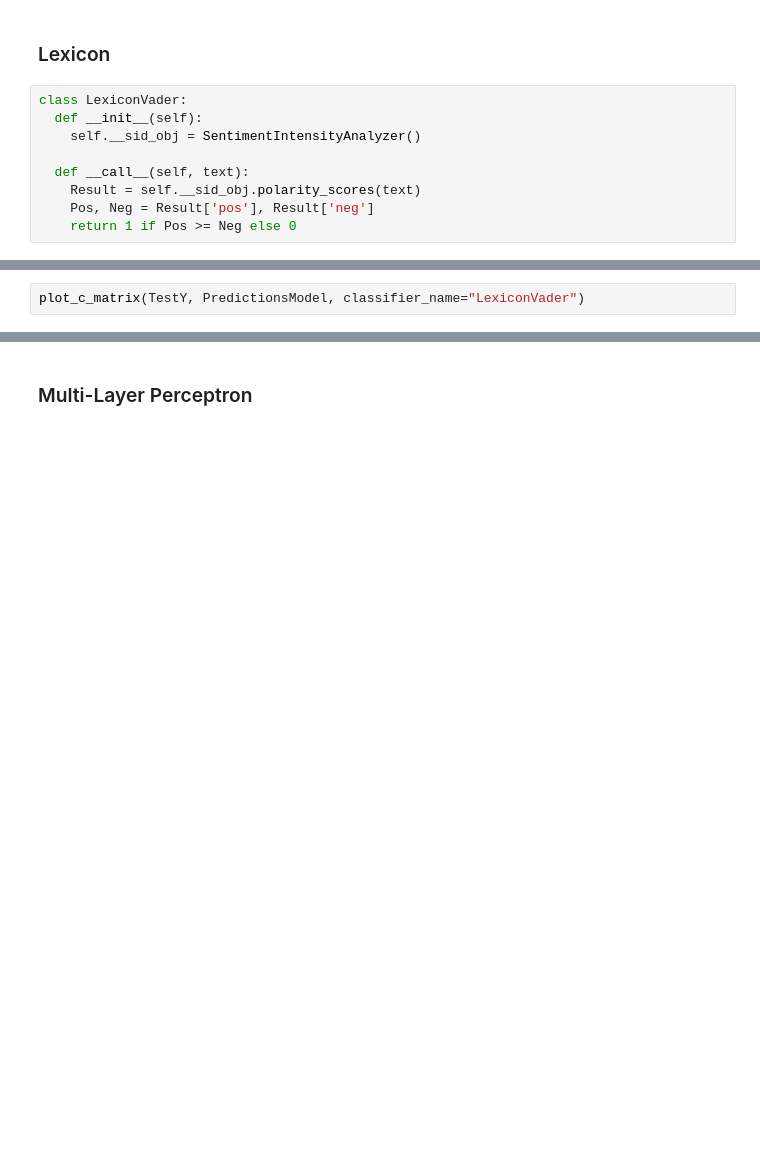
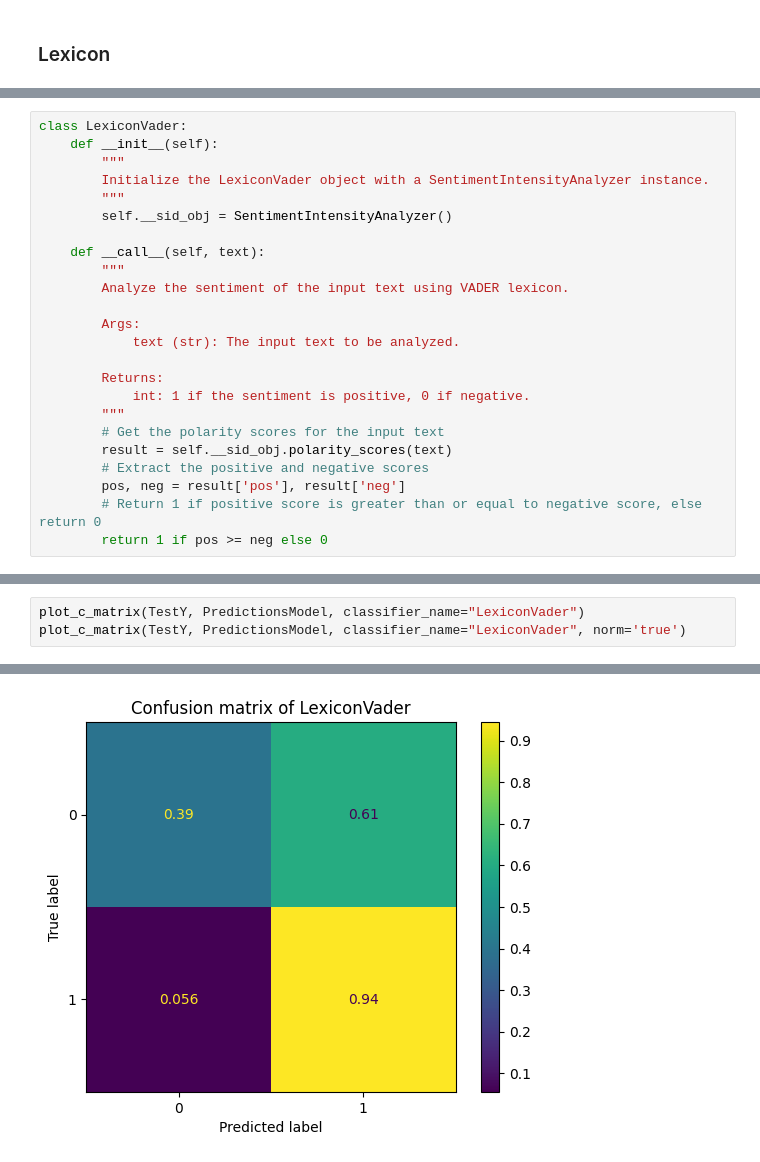
Before and after one commit to Angelido/HLT---Sentiment-Analysis, a Jupyter notebook: Code/Simple_Models_Classification.ipynb, the cells around one changed output, grey strips where cells are left out. Drawn from its saved outputs; the diff is of its cells as text; blank space fills up the shorter version.

```diff
--- a/Code/Simple_Models_Classification.ipynb
+++ b/Code/Simple_Models_Classification.ipynb
@@ -79,11 +129,2 @@ plot_c_matrix(TestY, PredictionsModel, "Naive Bayes")
 # %% [markdown]
 ### Lexicon
-# %%
-class LexiconVader:
-  def __init__(self):
-    self.__sid_obj = SentimentIntensityAnalyzer()
-
-  def __call__(self, text):
-    Result = self.__sid_obj.polarity_scores(text)
-    Pos, Neg = Result['pos'], Result['neg']
-    return 1 if Pos >= Neg else 0
@@ -93,0 +133,24 @@ PredictionsModel = Model(np.array(TestTitleX))
+# %%
+class LexiconVader:
+    def __init__(self):
+        """
+        Initialize the LexiconVader object with a SentimentIntensityAnalyzer instance.
+        """
+        self.__sid_obj = SentimentIntensityAnalyzer()
+
+    def __call__(self, text):
+        """
+        Analyze the sentiment of the input text using VADER lexicon.
+
+        Args:
+            text (str): The input text to be analyzed.
+
+        Returns:
+            int: 1 if the sentiment is positive, 0 if negative.
+        """
+        # Get the polarity scores for the input text
+        result = self.__sid_obj.polarity_scores(text)
+        # Extract the positive and negative scores
+        pos, neg = result['pos'], result['neg']
+        # Return 1 if positive score is greater than or equal to negative score, else return 0
+        return 1 if pos >= neg else 0
@@ -105,6 +178,6 @@ weighted avg       0.74      0.67      0.64     39998
 # %%
 plot_c_matrix(TestY, PredictionsModel, classifier_name="LexiconVader")
+plot_c_matrix(TestY, PredictionsModel, classifier_name="LexiconVader", norm='true')
 # %% [output]
 [figure]
+[figure, added]
-# %% [markdown]
-### Multi-Layer Perceptron
```
Also changed, not shown: parts of 31 cells of this notebook.
